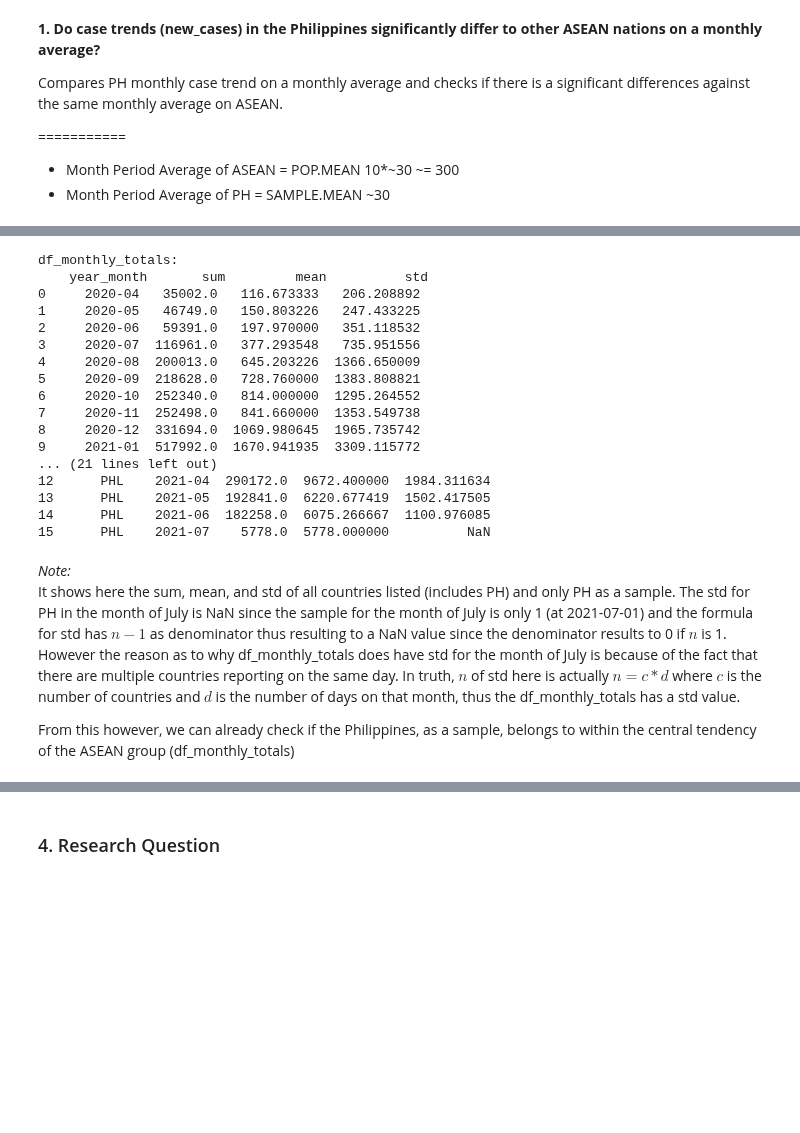
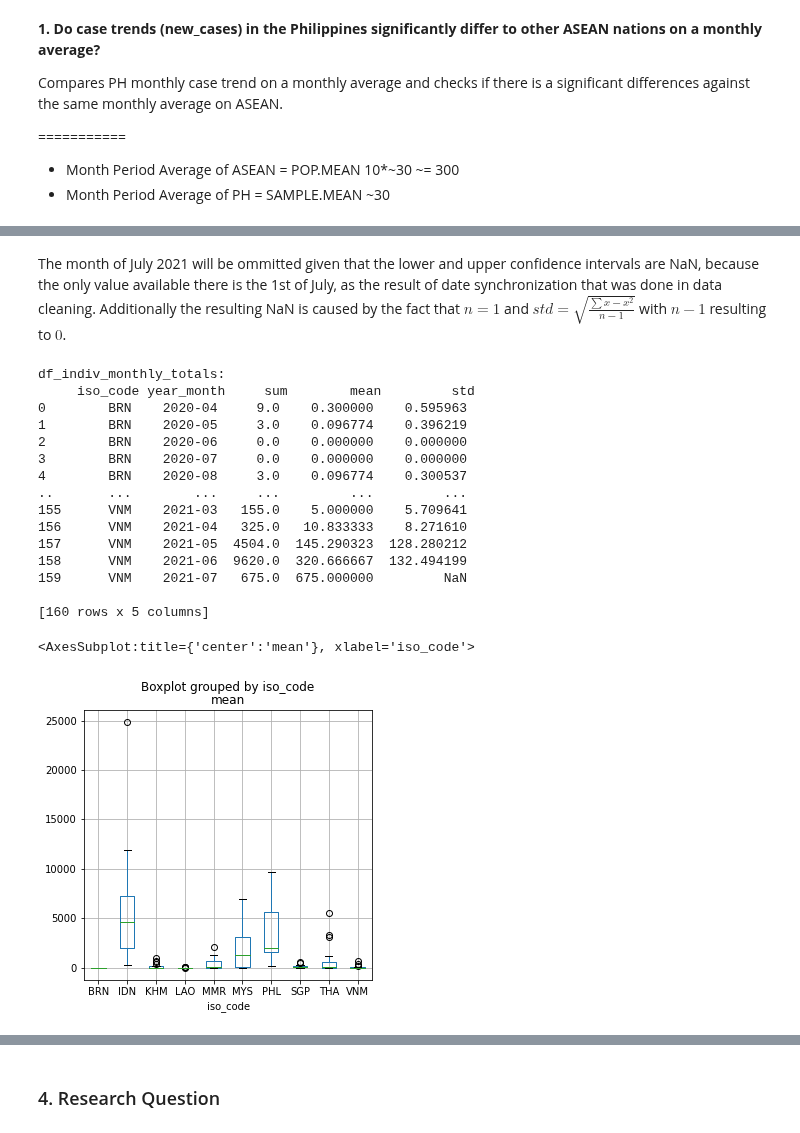
Before and after one commit to jm55/CSMODEL, a Jupyter notebook: COVID-19/COVID_Notebook.ipynb, the cells around one changed output, grey strips where cells are left out. Drawn from its saved outputs; the diff is of its cells as text; code cells hidden in the pictures; blank space fills up the shorter version.

```diff
--- a/COVID-19/COVID_Notebook.ipynb
+++ b/COVID-19/COVID_Notebook.ipynb
@@ -310,42 +375,38 @@ Compares PH monthly case trend on a monthly average and checks if there is a sig
+# %% [markdown]
+The month of July 2021 will be ommitted given that the lower and upper confidence intervals are NaN, because the only value available there is the 1st of July, as the result of date synchronization that was done in data cleaning. Additionally the resulting NaN is caused by the fact that $n=1$ and $std=\sqrt{ \frac{ \sum x-x^{2} }{n-1} }$ with $n-1$ resulting to $0$.
 # %%
 def findMonthlyNewCases(df,grouping,mode,asDataFrame): #REFACTORED CODE BY JASON FOR REUSABILITY
     df.groupby('iso_code')
     df['date'].str[:7]
     df = df.assign(year_month = df['date'].str[:7])
     list = df.groupby(grouping).new_cases.agg(mode)
     if asDataFrame:
         return pd.DataFrame(list).reset_index()
     else:
         return list
 
 #Add a "year_month" column based on "date" column
-df_monthly_totals = findMonthlyNewCases(covid_df,['year_month'],['sum','mean','std'],True)
-ph_df_monthly_totals = findMonthlyNewCases(ph_df,['iso_code','year_month'],['sum','mean','std'],True)
-#asean_monthly_totals = findMonthlyNewCases(group_df,['iso_code','year_month'],['sum','mean','std'],True)
+df_indiv_monthly_totals = findMonthlyNewCases(covid_df,['iso_code','year_month'],['sum','mean','std'],True)
+df_ph_monthly_totals = findMonthlyNewCases(ph_df,['iso_code','year_month'],['sum','mean','std'],True)
 
-print("df_monthly_totals:\n",df_monthly_totals,"\n")
-print("ph_df_monthly_totals:\n",ph_df_monthly_totals)
-#print(asean_monthly_totals)
+print("df_indiv_monthly_totals:\n",df_indiv_monthly_totals,"\n")
+
+df_indiv_monthly_totals.boxplot("mean", by="iso_code", figsize=(5,5))
 # %% [output]
-df_monthly_totals:
-    year_month       sum         mean          std
-0     2020-04   35002.0   116.673333   206.208892
-1     2020-05   46749.0   150.803226   247.433225
-2     2020-06   59391.0   197.970000   351.118532
-3     2020-07  116961.0   377.293548   735.951556
-4     2020-08  200013.0   645.203226  1366.650009
-5     2020-09  218628.0   728.760000  1383.808821
-6     2020-10  252340.0   814.000000  1295.264552
-7     2020-11  252498.0   841.660000  1353.549738
-8     2020-12  331694.0  1069.980645  1965.735742
-9     2021-01  517992.0  1670.941935  3309.115772
-... (21 lines left out)
-12      PHL    2021-04  290172.0  9672.400000  1984.311634
-13      PHL    2021-05  192841.0  6220.677419  1502.417505
-14      PHL    2021-06  182258.0  6075.266667  1100.976085
-15      PHL    2021-07    5778.0  5778.000000          NaN
+df_indiv_monthly_totals:
+     iso_code year_month     sum        mean         std
+0        BRN    2020-04     9.0    0.300000    0.595963
+1        BRN    2020-05     3.0    0.096774    0.396219
+2        BRN    2020-06     0.0    0.000000    0.000000
+3        BRN    2020-07     0.0    0.000000    0.000000
+4        BRN    2020-08     3.0    0.096774    0.300537
+..       ...        ...     ...         ...         ...
+155      VNM    2021-03   155.0    5.000000    5.709641
+156      VNM    2021-04   325.0   10.833333    8.271610
+157      VNM    2021-05  4504.0  145.290323  128.280212
+158      VNM    2021-06  9620.0  320.666667  132.494199
+159      VNM    2021-07   675.0  675.000000         NaN
+
+[160 rows x 5 columns]
+<AxesSubplot:title={'center':'mean'}, xlabel='iso_code'>
+[figure, added]
-# %% [markdown]
-*Note:*<br>
-It shows here the sum, mean, and std of all countries listed (includes PH) and only PH as a sample. The std for PH in the month of July is NaN since the sample for the month of July is only 1 (at 2021-07-01) and the formula for std has $n-1$ as denominator thus resulting to a NaN value since the denominator results to 0 if $n$ is 1. However the reason as to why df_monthly_totals does have std for the month of July is because of the fact that there are multiple countries reporting on the same day. In truth, $n$ of std here is actually $n=c*d$ where $c$ is the number of countries and $d$ is the number of days on that month, thus the df_monthly_totals has a std value.
-
-From this however, we can already check if the Philippines, as a sample, belongs to within the central tendency of the ASEAN group (df_monthly_totals)
```
Also changed, not shown: parts of 7 cells of this notebook.
